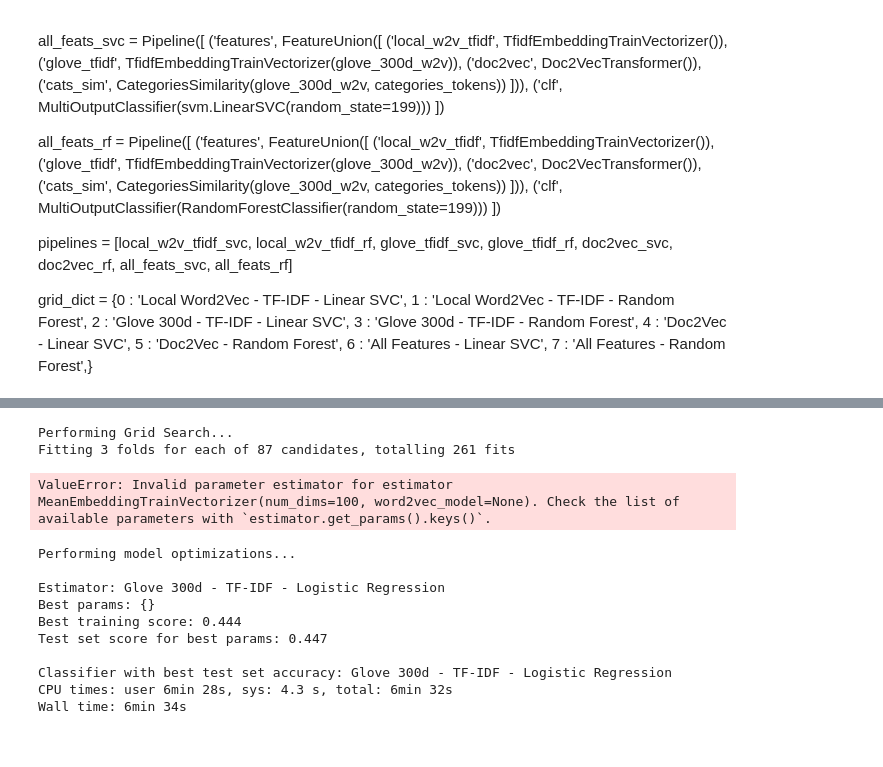
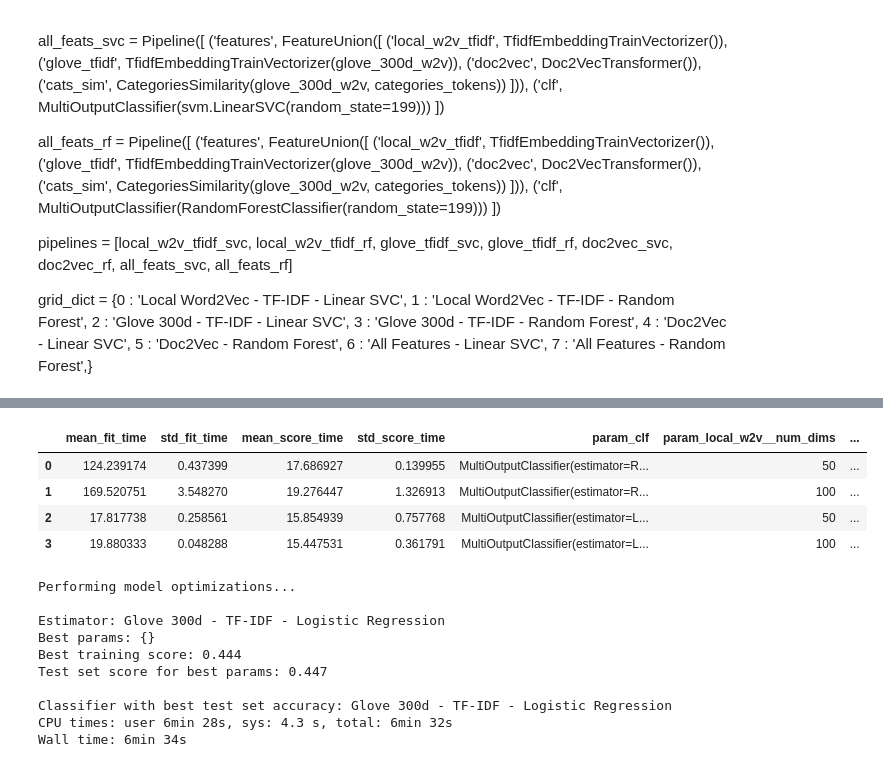
Before and after one commit to tarcisobraz/disaster-message-clf, a Jupyter notebook: models/ML Pipeline Preparation.ipynb, the cells around one changed output, grey strips where cells are left out. Cells and saved outputs as stored; diff of their text form; code cells hidden in the pictures.

```diff
--- a/models/ML Pipeline Preparation.ipynb
+++ b/models/ML Pipeline Preparation.ipynb
@@ -1340,0 +1454,38 @@ dict_keys(['num_dims', 'word2vec_model'])
+# %%
+params_options_models_simple = [MultiOutputClassifier(RandomForestClassifier(random_state=199,
+                                                        n_estimators=50,
+                                                        max_depth=100,
+                                                        min_samples_split=5)),
+                                            MultiOutputClassifier(LogisticRegression(random_state=199,
+                                                                                    solver='liblinear',
+                                                                                    C=1,
+                                                                                    penalty='l2'))]
+
+params_options_local_w2v_simple = {'local_w2v__num_dims' : [50,100],
+                                   'clf' : params_options_models_simple}
+
+params_options_local_w2v = {'local_w2v__num_dims' : [50,100,300],
+                            'clf' : params_options_models_simple}
+
+params_options_glove = {'glove__word2vec_model' : [glove_50d_w2v,glove_100d_w2v,glove_300d_w2v],
+                            'clf' : params_options_models_simple}
+
+params_options_doc2vec = {'doc2vec__vector_size' : [50,100,300],
+                            'clf' : params_options_models_simple}
+
+params_options_cat_sim = {'cats_sim__word2vec_model' : [glove_50d_w2v,glove_100d_w2v,glove_300d_w2v],
+                            'clf' : params_options_models_simple}
+
+params_options_all_feats = {'clf' : params_options_models_simple}
+
+params_options_rf = {'clf' : [MultiOutputClassifier(RandomForestClassifier(random_state=199))],
+                     'clf__estimator__n_estimators' : [50,250],
+                     'clf__estimator__max_depth' : [50,100],
+                     'clf__estimator__min_samples_split' : [2, 5]}
+
+params_options_lg = {'clf' : [MultiOutputClassifier(LogisticRegression(random_state=199))],
+                     'clf__estimator__penalty' : ['l1', 'l2'],
+                     'clf__estimator__C' : [0.1, 1, 3],
+                     'clf__estimator__solver' : ['liblinear']}
+
+params_options_empty = {}
@@ -1340,0 +1610,8 @@ dict_keys(['num_dims', 'word2vec_model'])
+# %%
+overall_results_df
+# %% [output]
+|  | mean_fit_time | std_fit_time | mean_score_time | std_score_time | param_clf | param_local_w2v__num_dims | ... |
+| 0 | 124.239174 | 0.437399 | 17.686927 | 0.139955 | MultiOutputClassifier(estimator=R... | 50 | ... |
+| 1 | 169.520751 | 3.548270 | 19.276447 | 1.326913 | MultiOutputClassifier(estimator=R... | 100 | ... |
+| 2 | 17.817738 | 0.258561 | 15.854939 | 0.757768 | MultiOutputClassifier(estimator=L... | 50 | ... |
+| 3 | 19.880333 | 0.048288 | 15.447531 | 0.361791 | MultiOutputClassifier(estimator=L... | 100 | ... |
@@ -1391,25 +1643,3 @@ grid_dict = {
-# %%
-%%time
-
-print('Performing Grid Search...')
-# Fit grid search
-generic_gs.fit(X_train, y_train)
-# Best params
-print('Best params: %s' % generic_gs.best_params_)
-# Best training data accuracy
-print('Best training score: %.3f' % generic_gs.best_score_)
-# Predict on test data with best params
-test_score = generic_gs.score(X_test, y_test)
-# Test data accuracy of model with best params
-print('Test set score for best params: %.3f ' % test_score)
-
-# Track Grid Search results
-gs_results_df = pd.DataFrame(generic_gs.cv_results_)
-gs_results_df['best_model_test_score'] = test_score
-# %% [output]
-Performing Grid Search...
-Fitting 3 folds for each of 87 candidates, totalling 261 fits
-ValueError: Invalid parameter estimator for estimator MeanEmbeddingTrainVectorizer(num_dims=100, word2vec_model=None). Check the list of available parameters with `estimator.get_params().keys()`.
 # %%
 from sklearn import svm
 from sklearn.metrics import make_scorer, mean_absolute_error
```
Also changed, not shown: parts of 40 cells of this notebook.
